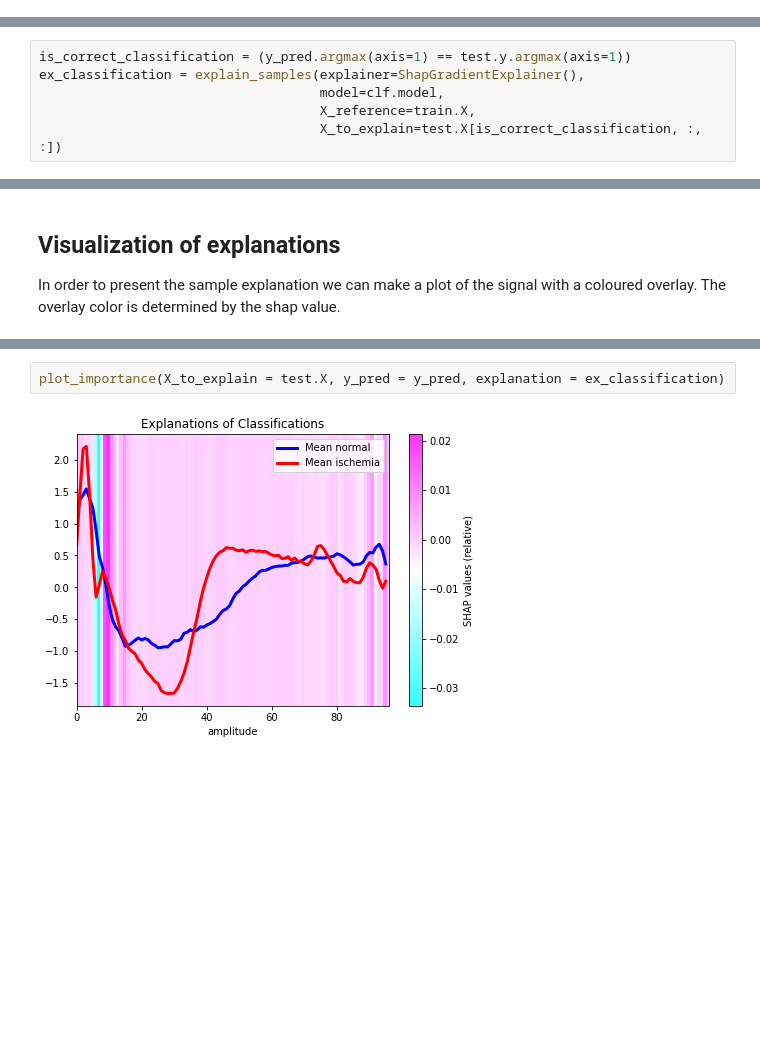
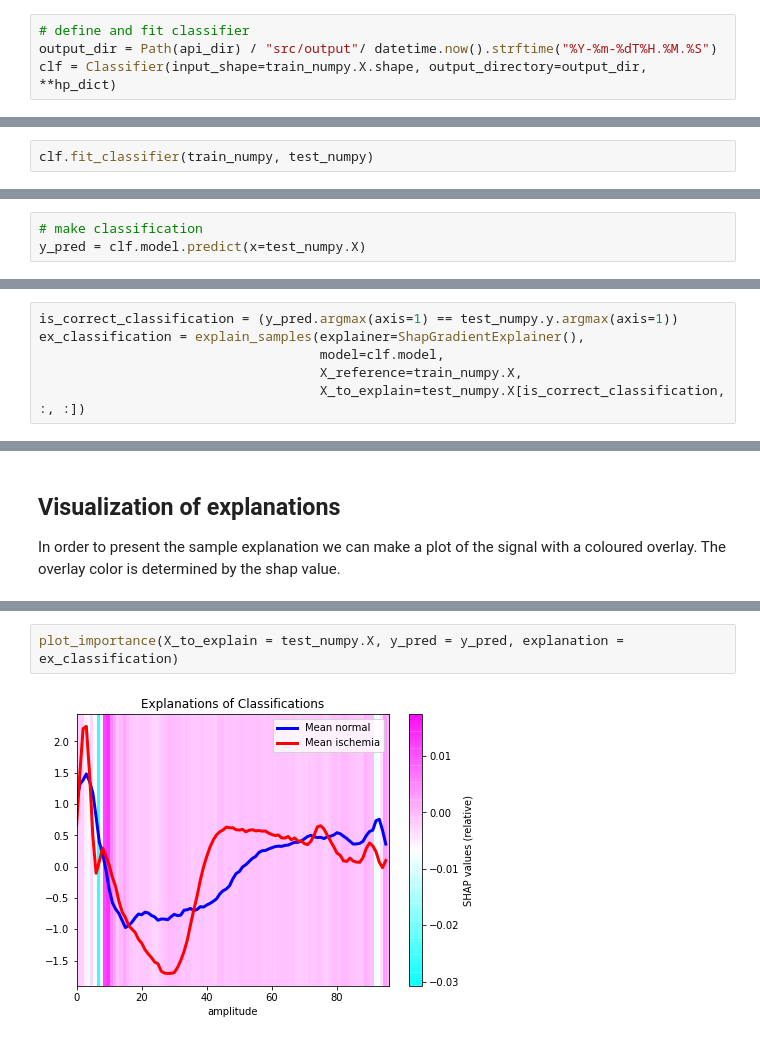
Before and after one commit to cobermai/rfstudies, a Jupyter notebook: notebooks/ECG200_modeling.ipynb, the cells around one changed output, grey strips where cells are left out. Saved outputs shown, nothing was run; the diff lists cells and outputs as text; blank space fills up the shorter version.

```diff
--- a/notebooks/ECG200_modeling.ipynb
+++ b/notebooks/ECG200_modeling.ipynb
@@ -102,0 +66,4 @@ pd.DataFrame.from_dict(results, orient='index').T
+# %%
+# define and fit classifier
+output_dir = Path(api_dir) / "src/output"/ datetime.now().strftime("%Y-%m-%dT%H.%M.%S")
+clf = Classifier(input_shape=train_numpy.X.shape, output_directory=output_dir, **hp_dict)
@@ -102,0 +73,2 @@ pd.DataFrame.from_dict(results, orient='index').T
+# %%
+clf.fit_classifier(train_numpy, test_numpy)
@@ -102,0 +99,3 @@ pd.DataFrame.from_dict(results, orient='index').T
+# %%
+# make classification
+y_pred = clf.model.predict(x=test_numpy.X)
@@ -105,11 +112,11 @@ pd.DataFrame.from_dict(results, orient='index').T
 It might also be of interest, to get insight on what the network based its classification on.
 Here we can use an explainer such as the SHAP gradient explainer.
 # %%
-is_correct_classification = (y_pred.argmax(axis=1) == test.y.argmax(axis=1))
+is_correct_classification = (y_pred.argmax(axis=1) == test_numpy.y.argmax(axis=1))
 ex_classification = explain_samples(explainer=ShapGradientExplainer(),
                                     model=clf.model,
-                                    X_reference=train.X,
-                                    X_to_explain=test.X[is_correct_classification, :, :])
+                                    X_reference=train_numpy.X,
+                                    X_to_explain=test_numpy.X[is_correct_classification, :, :])
 # %% [output]
 `tf.keras.backend.set_learning_phase` is deprecated and will be removed after 2020-10-11. To update it, simply pass a True/False value to the `training` argument of the `__call__` method of your layer ...
 # %% [markdown]
@@ -136,4 +143,4 @@ def plot_importance(X_to_explain, y_pred, explanation):
 # %%
-plot_importance(X_to_explain = test.X, y_pred = y_pred, explanation = ex_classification)
+plot_importance(X_to_explain = test_numpy.X, y_pred = y_pred, explanation = ex_classification)
 # %% [output]
-[figure, old version]
+[figure, new version]
```
Also changed, not shown: parts of 17 cells of this notebook, 1 other file.
